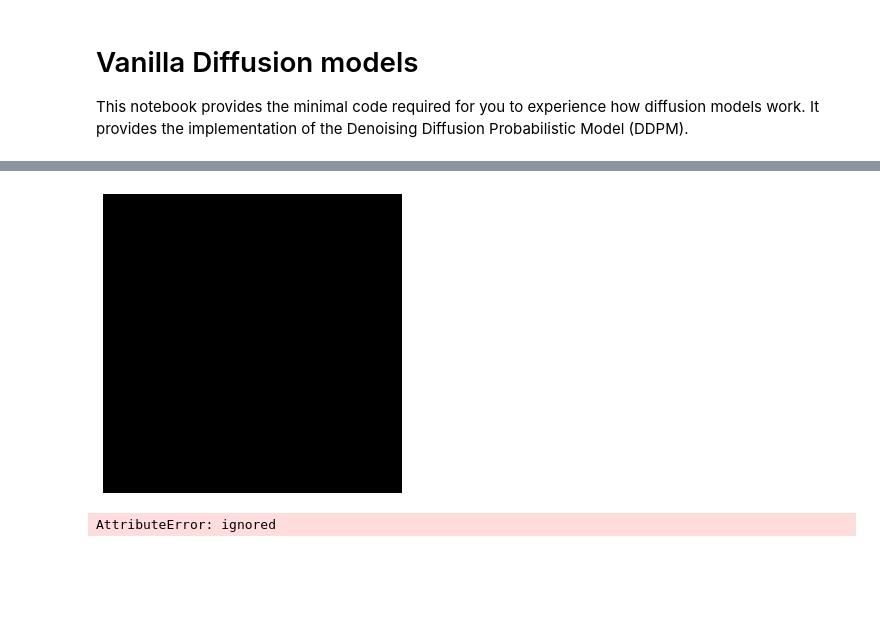
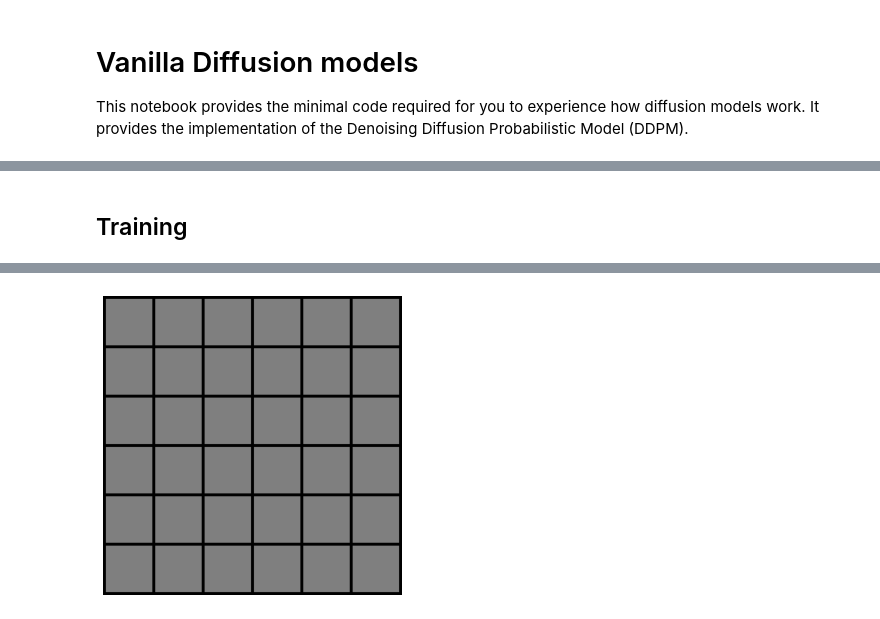
Before and after one commit to gabrielraya/vanilla-diffusion-model, a Jupyter notebook: Vanilla_Diffusion_models.ipynb, the cells around one changed output, grey strips where cells are left out. Drawn from its saved outputs; the diff is of its cells as text; code cells hidden in the pictures; blank space fills up the shorter version.

```diff
--- a/Vanilla_Diffusion_models.ipynb
+++ b/Vanilla_Diffusion_models.ipynb
@@ -37,7 +41,9 @@ from models import ddpm
 
 # Create directories for experiemental logs
 workdir = "./"
-sample_dir = os.path.join(workdir, "samples")
+results_dir = os.path.join(workdir, "results")
+os.makedirs(results_dir, exist_ok=True)
+sample_dir = os.path.join(results_dir, "samples")
 os.makedirs(sample_dir, exist_ok=True)
 # %%
 # @title Training configuration
@@ -67,6 +73,19 @@ attn_resolutions = (16,)
 resamp_with_conv = True
 conditional = True
 dropout = 0.1
+beta_min = 0.0001
+beta_max = 0.02
+
+
+# Optimizer
+weight_decay = 0
+optimizer = 'Adam'
+lr = 2e-4
+beta1 = 0.9
+eps = 1e-8
+warmup = 5000
+grad_clip = 1.
+
 
 
 class Config():
@@ -78,11 +97,15 @@ sampling = Config(grid_size=grid_size)
 model = Config(ema_rate=ema_rate, normalization=normalization, nonlinearity=nonlinearity,
               nf=nf, ch_mult=ch_mult, num_res_blocks=num_res_blocks, attn_resolutions=attn_resolutions,
                resamp_with_conv=resamp_with_conv, conditional=conditional,
-               dropout=dropout, scale_by_sigma=scale_by_sigma)
+               dropout=dropout, scale_by_sigma=scale_by_sigma, beta_min=beta_min, beta_max=beta_max)
 
 data = Config(dataset=dataset, image_size=image_size, random_flip=random_flip,
               centered=centered, uniform_dequantization=uniform_dequantization,
               num_channels=num_channels)
-config = Config(training=training, sampling=sampling, data=data, model=model)
+
+optim = Config(weight_decay=weight_decay, optimizer=optimizer, lr=lr,
+              beta1=beta1, eps=eps, warmup=warmup, grad_clip=grad_clip)
+
+config = Config(training=training, sampling=sampling, data=data, model=model, optim=optim)
 
 config.device = torch.device('cuda:0') if torch.cuda.is_available() else torch.device('cpu')
@@ -120,0 +340,3 @@ score_model = torch.nn.DataParallel(score_model)
+# %%
+# load our diffusion process
+diffusion = GaussianDiffusion(config.model.beta_min, config.model.beta_max, N=1000)  # defines the diffusion process
@@ -121,12 +455,13 @@ score_model = torch.nn.DataParallel(score_model)
+# %% [markdown]
+## Training
 # %%
-eps =0.0001
+t = torch.randint(0, diffusion.T, (batch.shape[0],), device=batch.device)
 
-t = torch.rand(batch.shape[0], device=batch.device) * (1 - eps) + eps
 z = torch.randn_like(batch)
-# mean, std = sde.marginal_prob(batch, t)
-# perturbed_data = mean + std[:, None, None, None] * z
-score = score_model(batch, t)
+mean, std = diffusion.t_step_transition_prob(scaler(batch), t)
+diffused_data = mean + std[:, None, None, None] * z
+score = score_model(diffused_data, t)
 
 
-plts.save_image(score, workdir, n=36, pos="vertical", name="score_samples", show=True)
+plts.save_image(inverse_scaler(score).clamp(0,1), results_dir, n=36, pos="vertical", name="score_samples", show=True)
 # %% [output]
@@ -134,8 +468 @@ WARNING:matplotlib.image:Clipping input data to the valid range for imshow with
-[figure, old version]
+[figure, new version]
-# %%
-dp = DDPM()  # defines the diffusion process
-
-# perturbed data
-f, G=dp.discretize(batch, 0.1)
-# %% [output]
-AttributeError: ignored
```
Also changed, not shown: parts of 33 cells of this notebook.
